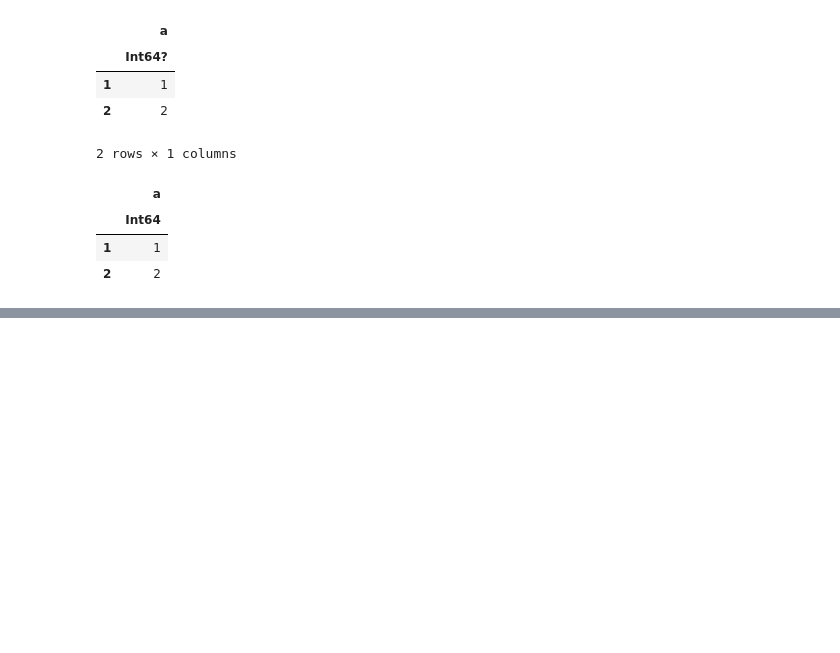
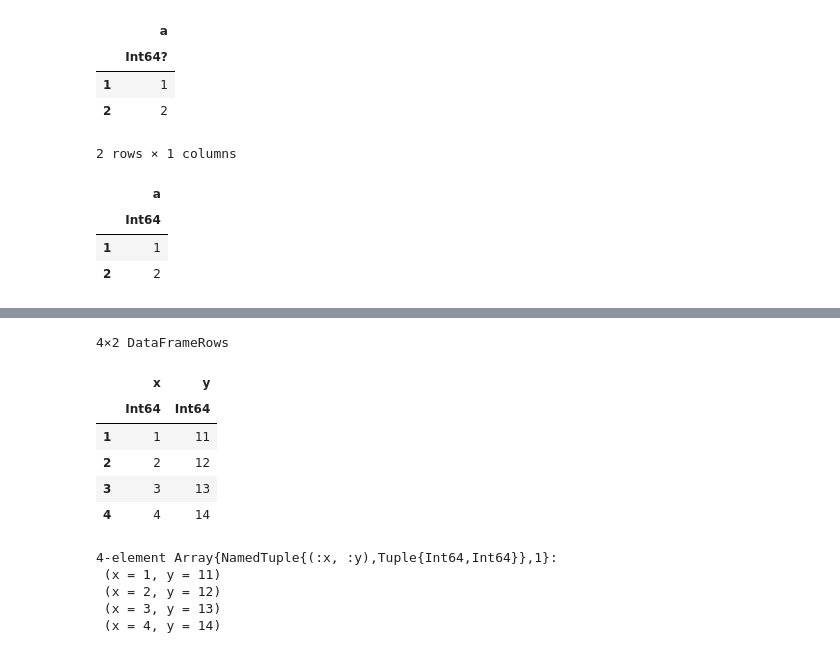
Before and after one commit to damiansp/julia, a Jupyter notebook: dsDocs/DataFrames/functions_1.jl.ipynb, the cells around one changed output, grey strips where cells are left out. Drawn from its saved outputs; the diff is of its cells as text; code cells hidden in the pictures; blank space fills up the shorter version.

```diff
--- a/dsDocs/DataFrames/functions.jl.ipynb
+++ b/dsDocs/DataFrames/functions_1.jl.ipynb
@@ -895,0 +980,18 @@ disallowmissing(df)
+# %%
+eachrow(df)
+# %% [output]
+4×2 DataFrameRows
+|  | x | y |
+|  | Int64 | Int64 |
+| 1 | 1 | 11 |
+| 2 | 2 | 12 |
+| 3 | 3 | 13 |
+| 4 | 4 | 14 |
+# %%
+copy.(eachrow(df))
+# %% [output]
+4-element Array{NamedTuple{(:x, :y),Tuple{Int64,Int64}},1}:
+ (x = 1, y = 11)
+ (x = 2, y = 12)
+ (x = 3, y = 13)
+ (x = 4, y = 14)
```
Also changed, not shown: parts of 17 cells of this notebook, 1 other file.
